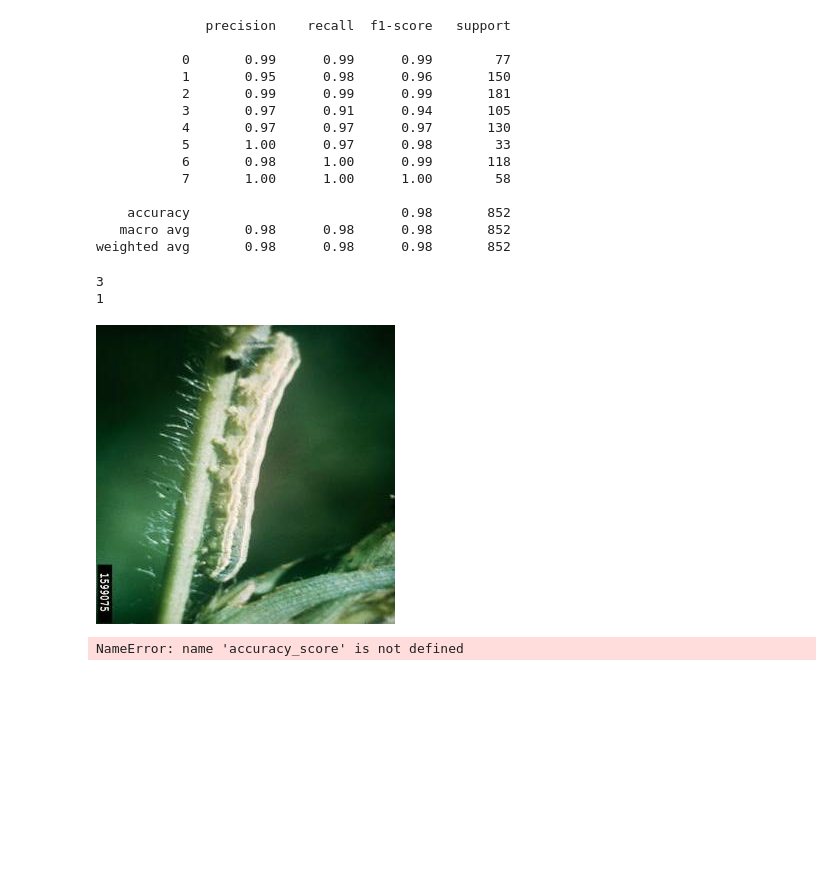
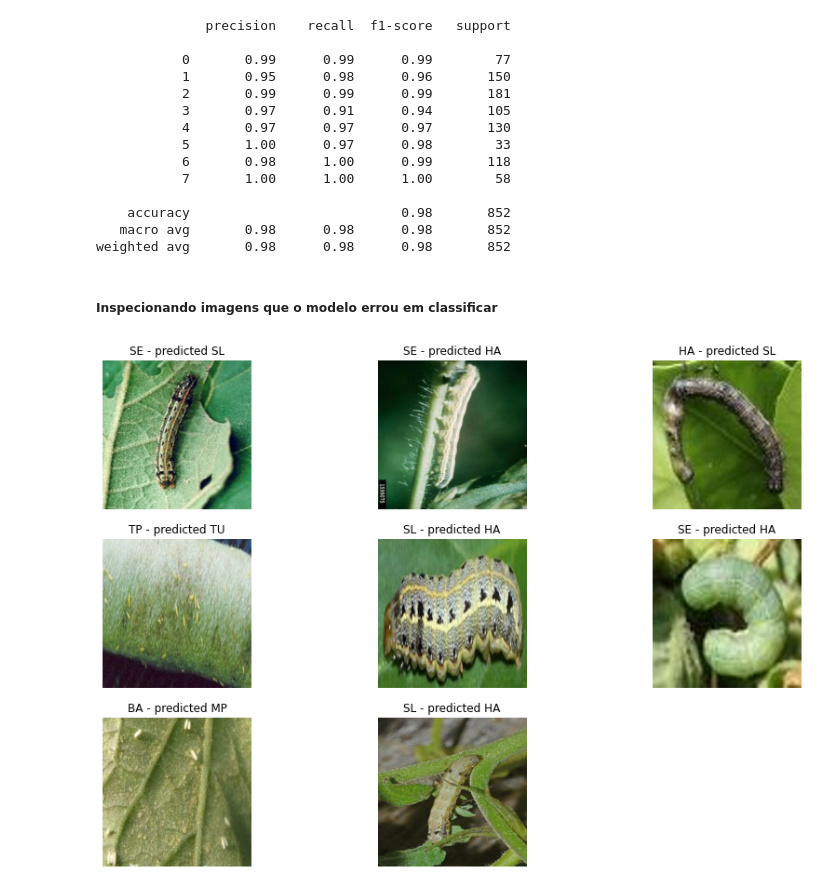
Before and after one commit to guilodron/projeto-2-fsi, a Jupyter notebook: main.ipynb, the cells around one changed output. Drawn from its saved outputs; the diff is of its cells as text; code cells hidden in the pictures; blank space fills up the shorter version.

```diff
--- a/main.ipynb
+++ b/main.ipynb
@@ -158,20 +193,20 @@ print(report)
     accuracy                           0.98       852
    macro avg       0.98      0.98      0.98       852
 weighted avg       0.98      0.98      0.98       852
+# %% [markdown]
+##### Inspecionando imagens que o modelo errou em classificar
 # %%
 wrong_images = []
 for index, test in enumerate(y_pred_max):
     if(y_pred_max[index] != y_true_max[index]):
         wrong_images.append(index)
-# %%
-print(y_true_max[wrong_images[1]])
-print(y_pred_max[wrong_images[1]])
-keras.preprocessing.image.array_to_img(validation_images[wrong_images[1]])
-# %% [output]
-3
-1
-[figure, removed]
-# %%
-accuracy_score(y_true_max, y_pred_max)
-# %% [output]
-NameError: name 'accuracy_score' is not defined
+# %%
+# Inspecionando imagens classificadas errado
+fig = plt.figure(figsize=(15,10))
+for i in range(8):
+  ax = plt.subplot(3, 3, i + 1)
+  plt.imshow(validation_images[wrong_images[i]].numpy().astype("uint8"))
+  plt.title(f'{class_names[y_true_max[wrong_images[i]]]} - predicted {class_names[y_pred_max[wrong_images[i]]]}')
+  plt.axis("off")
+# %% [output]
+[figure, added]
```
Also changed, not shown: parts of 19 cells of this notebook.
